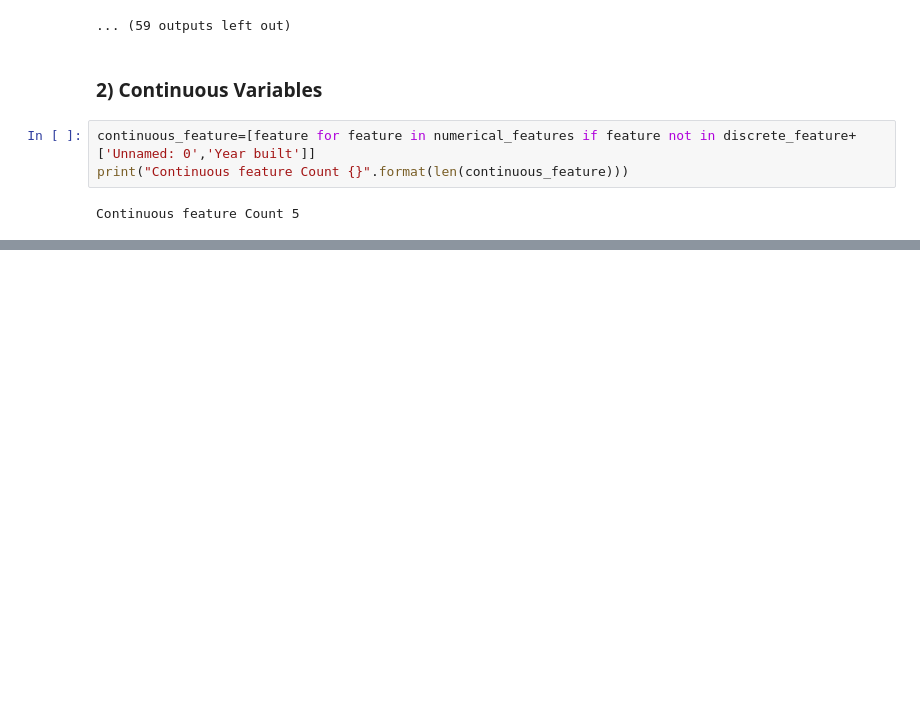
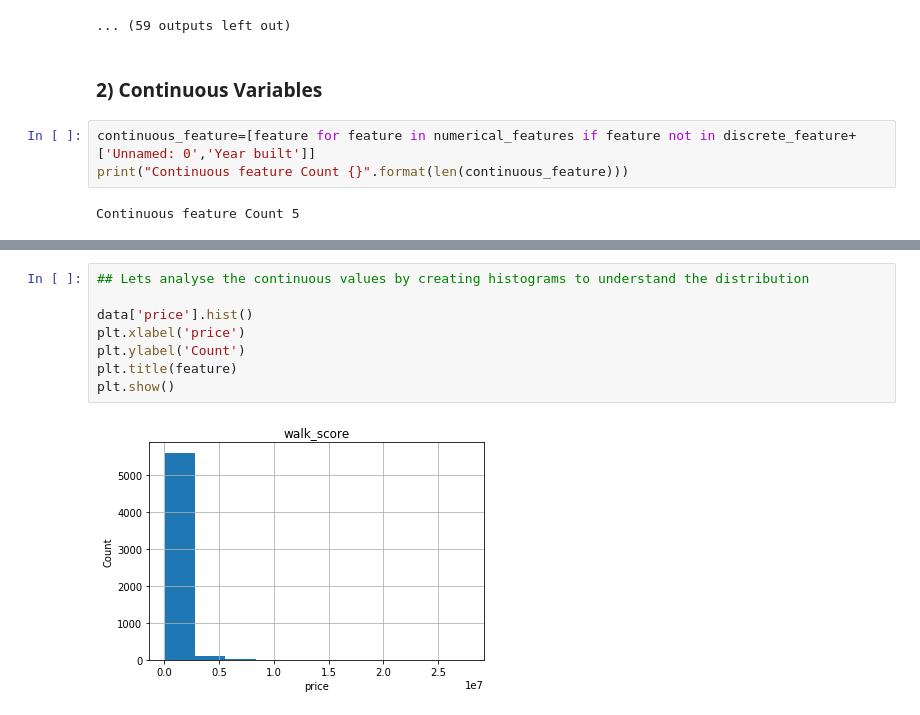
Before and after one commit to kh-bilal/Remax, a Jupyter notebook: Analysis_centries_montreal.ipynb, the cells around one changed output, grey strips where cells are left out. Drawn from its saved outputs; the diff is of its cells as text; blank space fills up the shorter version.

```diff
--- a/Analysis_centries_montreal.ipynb
+++ b/Analysis_centries_montreal.ipynb
@@ -254,0 +263,10 @@ for feature in continuous_feature:
+# %%
+## Lets analyse the continuous values by creating histograms to understand the distribution
+
+data['price'].hist()
+plt.xlabel('price')
+plt.ylabel('Count')
+plt.title(feature)
+plt.show()
+# %% [output]
+[figure, added]
```
Also changed, not shown: parts of 20 cells of this notebook.
